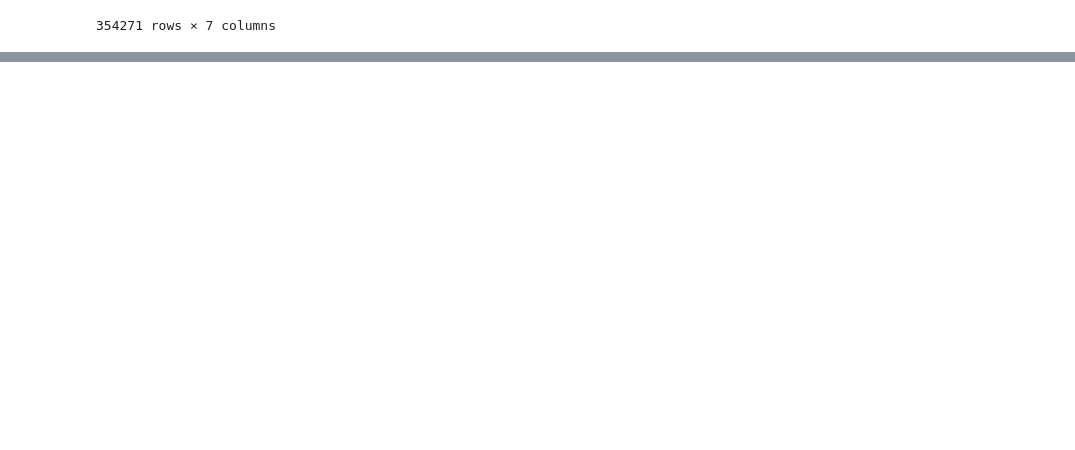
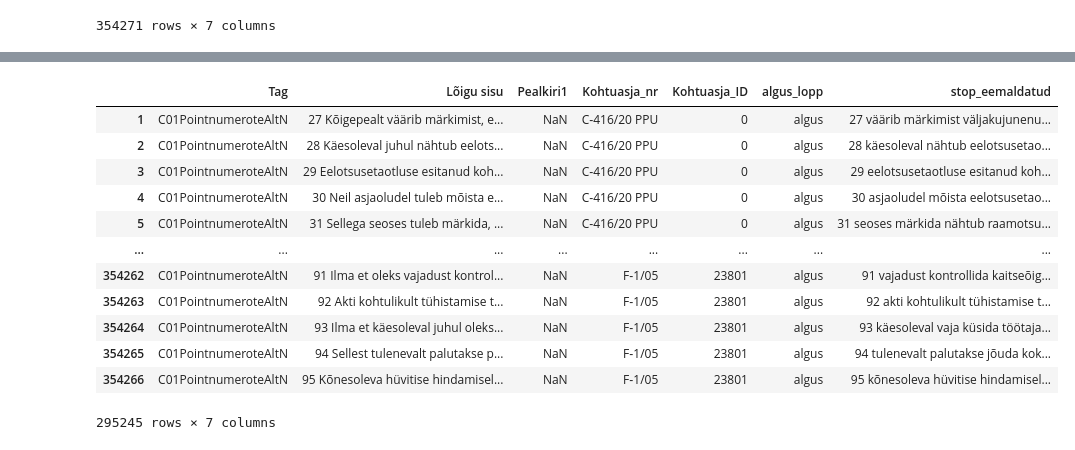
Before and after one commit to sirleor/Mag.-tooks, a Jupyter notebook: Mag.too puhas kood/7. Eemalda_stop_sõnad.ipynb, the cells around one changed output, grey strips where cells are left out. Saved outputs shown, nothing was run; the diff lists cells and outputs as text; code cells hidden in the pictures; blank space fills up the shorter version.

```diff
--- a/Mag.too puhas kood/7. Eemalda_stop_sõnad.ipynb
+++ b/Mag.too puhas kood/7. Eemalda_stop_sõnad.ipynb
@@ -164,0 +216,18 @@ frame.to_csv("Pohitabel_stopid_eemald_lower.csv", index=False)
+# %%
+#filtreerime välja need andmed, kus pole resolutsioonosa
+ilma_resota=andmestik_puhas[andmestik_puhas.Pealkiri1!='Resolutsioon']
+ilma_resota
+# %% [output]
+|  | Tag | Lõigu sisu | Pealkiri1 | Kohtuasja_nr | Kohtuasja_ID | algus_lopp | stop_eemaldatud |
+| 1 | C01PointnumeroteAltN | 27 Kõigepealt väärib märkimist, e... | NaN | C‑416/20 PPU | 0 | algus | 27 väärib märkimist väljakujunenu... |
+| 2 | C01PointnumeroteAltN | 28 Käesoleval juhul nähtub eelots... | NaN | C‑416/20 PPU | 0 | algus | 28 käesoleval nähtub eelotsusetao... |
+| 3 | C01PointnumeroteAltN | 29 Eelotsusetaotluse esitanud koh... | NaN | C‑416/20 PPU | 0 | algus | 29 eelotsusetaotluse esitanud koh... |
+| 4 | C01PointnumeroteAltN | 30 Neil asjaoludel tuleb mõista e... | NaN | C‑416/20 PPU | 0 | algus | 30 asjaoludel mõista eelotsusetao... |
+| 5 | C01PointnumeroteAltN | 31 Sellega seoses tuleb märkida, ... | NaN | C‑416/20 PPU | 0 | algus | 31 seoses märkida nähtub raamotsu... |
+| ... | ... | ... | ... | ... | ... | ... | ... |
+| 354262 | C01PointnumeroteAltN | 91 Ilma et oleks vajadust kontrol... | NaN | F‑1/05 | 23801 | algus | 91 vajadust kontrollida kaitseõig... |
+| 354263 | C01PointnumeroteAltN | 92 Akti kohtulikult tühistamise t... | NaN | F‑1/05 | 23801 | algus | 92 akti kohtulikult tühistamise t... |
+| 354264 | C01PointnumeroteAltN | 93 Ilma et käesoleval juhul oleks... | NaN | F‑1/05 | 23801 | algus | 93 käesoleval vaja küsida töötaja... |
+| 354265 | C01PointnumeroteAltN | 94 Sellest tulenevalt palutakse p... | NaN | F‑1/05 | 23801 | algus | 94 tulenevalt palutakse jõuda kok... |
+| 354266 | C01PointnumeroteAltN | 95 Kõnesoleva hüvitise hindamisel... | NaN | F‑1/05 | 23801 | algus | 95 kõnesoleva hüvitise hindamisel... |
+295245 rows × 7 columns
```
Also changed, not shown: parts of 7 cells of this notebook, 4 other files.
